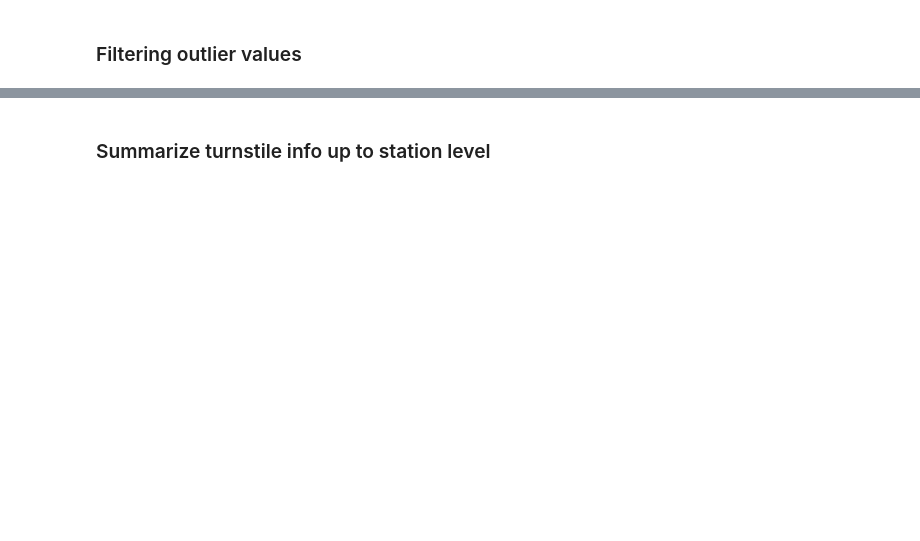
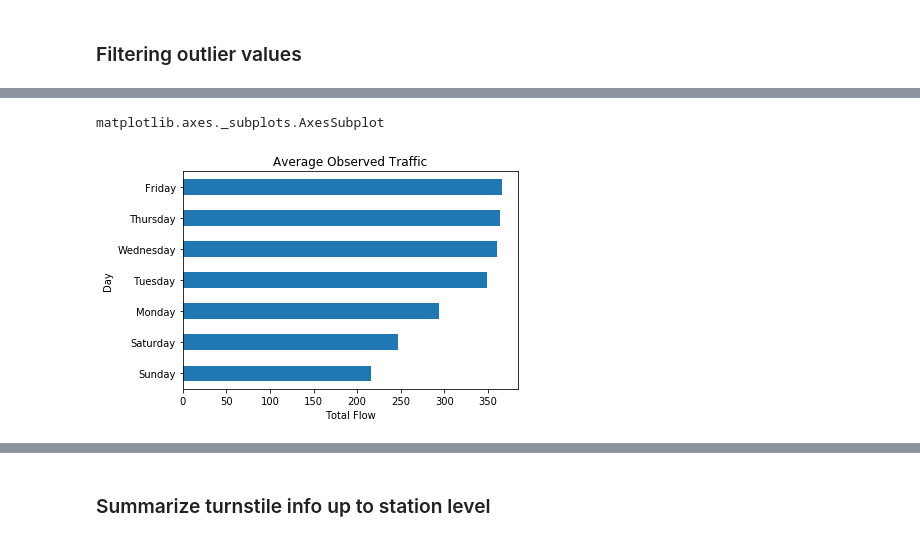
Before and after one commit to bremoore/eda_project, a Jupyter notebook: Week 1 Project - MTA Turnstile Analysis.ipynb, the cells around one changed output, grey strips where cells are left out. Cells and saved outputs as stored; diff of their text form; code cells hidden in the pictures; blank space fills up the shorter version.

```diff
--- a/Week 1 Project - MTA Turnstile Analysis.ipynb
+++ b/Week 1 Project - MTA Turnstile Analysis.ipynb
@@ -64,0 +78,5 @@ df.head(15)
+# %%
+#create a new column converting date to day of week
+days = ['Monday', 'Tuesday', 'Wednesday', 'Thursday', 'Friday', 'Saturday', 'Sunday']
+df['DAY'] = pd.Series(days[date(int(d_num[0:4]), int(d_num[5:7]), int(d_num[8:])).weekday()] for d_num in df['DATE'])
+df.head()
@@ -80,0 +159,21 @@ df2.head()
+# %%
+def subset_by_iqr(df, column, width=1.5):
+    """Remove outliers from a dataframe by column
+       removing rows for which the column value are
+       less than Q1-1.5IQR or greater than Q3+1.5IQR.
+    Args:
+        df : dataframe
+        column (str): column used to calculate the subset from
+        whisker_width (float): Optional, loosen the IQR filter by a
+                               factor of `whisker_width` * IQR.
+    Returns:
+        Filtered dataframe
+    """
+    q1 = df[column].quantile(0.25)
+    q3 = df[column].quantile(0.75)
+    iqr = q3 - q1
+    return df.loc[(df[column] >= q1 - width*iqr) & (df[column] <= q3 + width*iqr)]
+# %%
+#remove outliers from dataframe
+df_filtered = subset_by_iqr(df2, 'FLOW_SUM', width=1.5)
+df_filtered.head()
@@ -80,0 +187,4 @@ df2.head()
+# %%
+#groupby to get avg flow by day series
+df2_agg_on_flow_by_day = df_filtered.groupby('DAY')['FLOW_SUM'].mean()
+df2_agg_on_flow_by_day.head()
@@ -80,0 +199,12 @@ df2.head()
+# %%
+#plot the avg flow by day series
+df2_agg_on_flow_by_day = df2_agg_on_flow_by_day.sort_values(ascending=True)
+ax5 = df2_agg_on_flow_by_day.plot(kind='barh',x='FLOW_SUM',y='DAYS', title='Average Observed Traffic')
+ax5.set_xlabel('Total Flow')
+ax5.set_ylabel('Day')
+fig5 = ax5.get_figure()
+fig5.savefig("total_flow_day_barchart.png", bbox_inches='tight')
+type(ax5)
+# %% [output]
+matplotlib.axes._subplots.AxesSubplot
+[figure, added]
```
Also changed, not shown: parts of 17 cells of this notebook, 1 other file.
